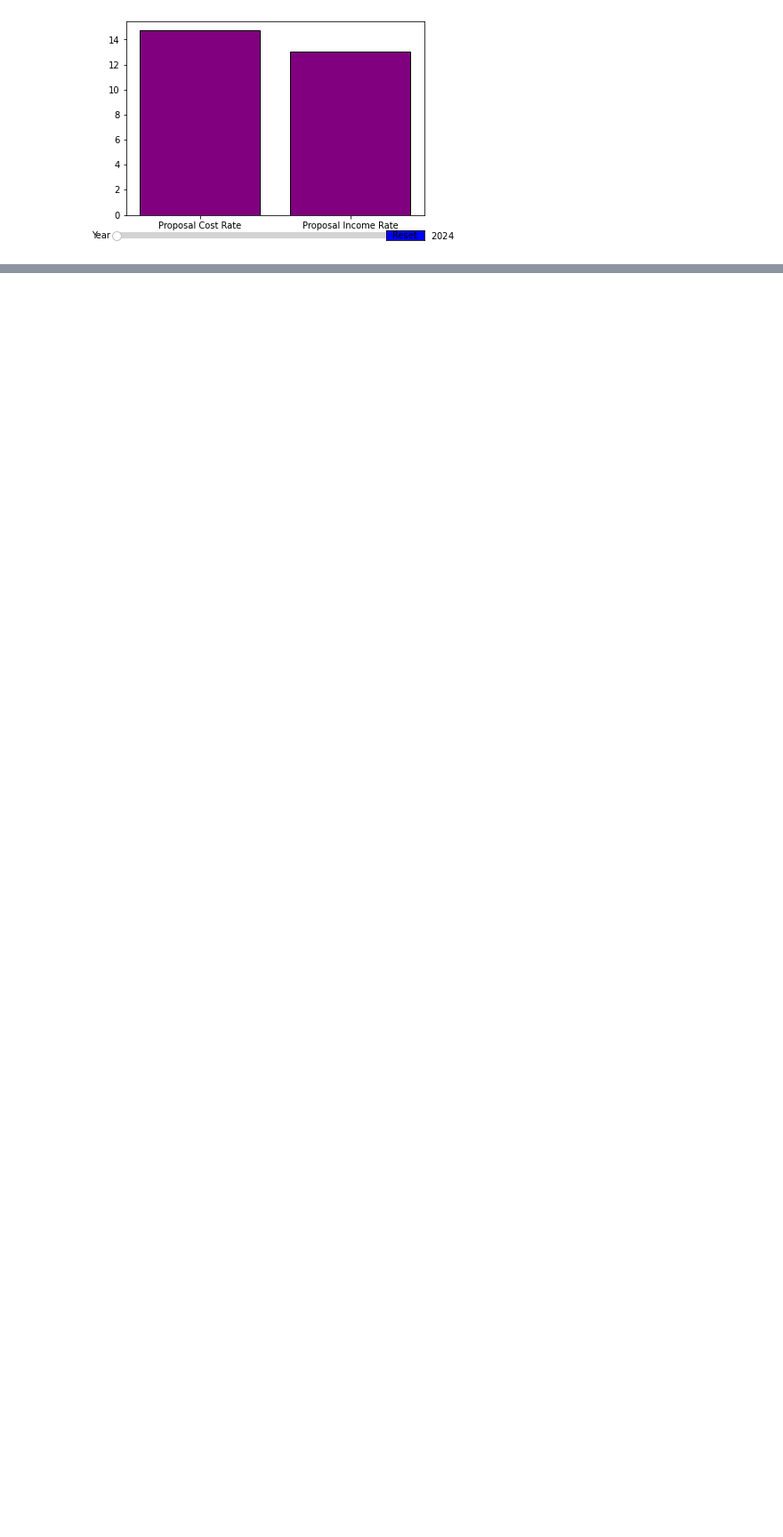
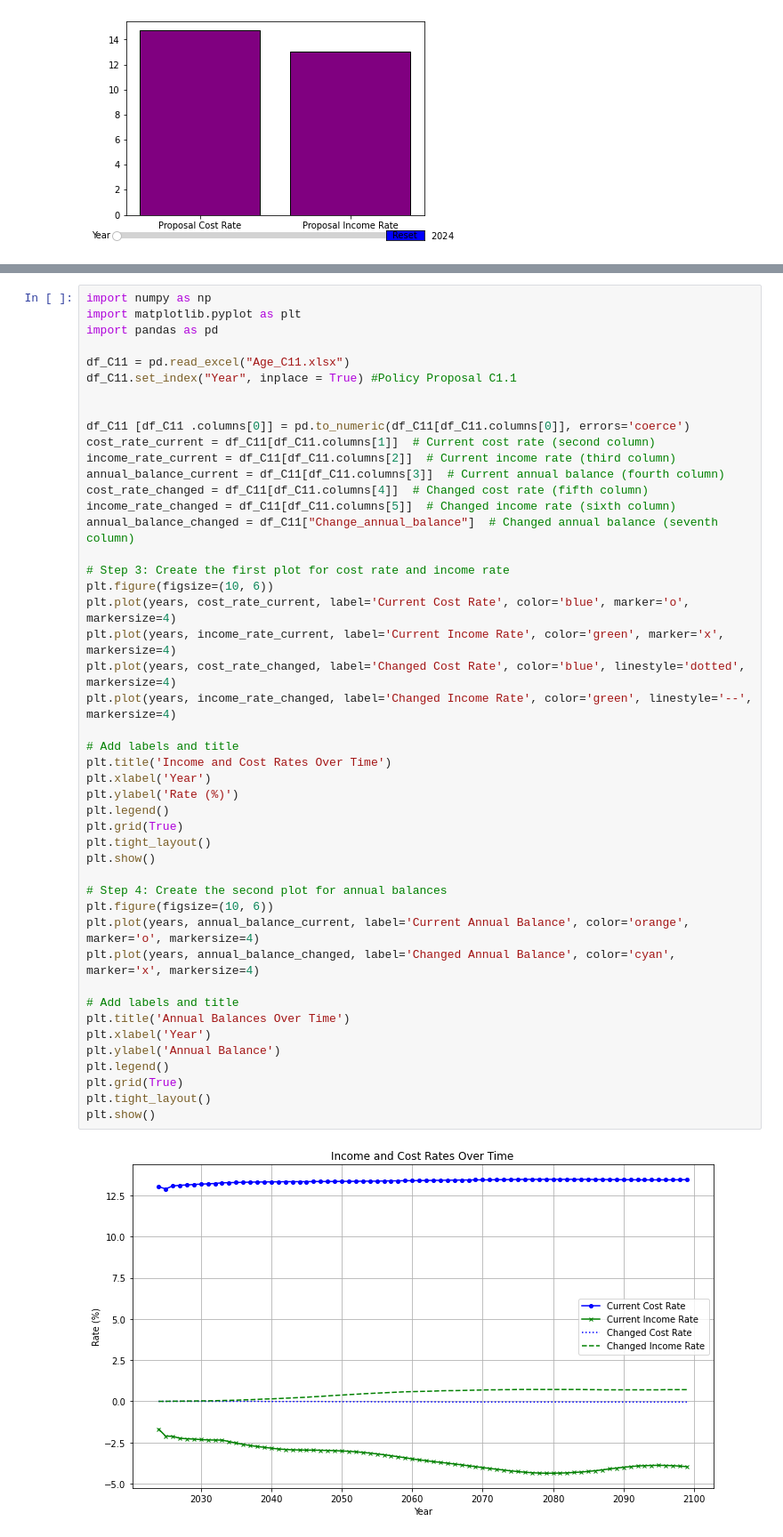
Before and after one commit to cornelldatajournal/Social_Security, a Jupyter notebook: workspace/Stella/stellasliders.ipynb, the cells around one changed output, grey strips where cells are left out. Shown: that part at 89% size. Saved outputs shown, nothing was run; the diff lists cells and outputs as text; blank space fills up the shorter version.

Commit message:
Add graphs-Stella

```diff
--- a/workspace/Stella/stellasliders.ipynb
+++ b/workspace/Stella/stellasliders.ipynb
@@ -59,0 +74,48 @@ plt.show()
+# %%
+import numpy as np
+import matplotlib.pyplot as plt
+import pandas as pd
+
+df_C11 = pd.read_excel("Age_C11.xlsx")
+df_C11.set_index("Year", inplace = True) #Policy Proposal C1.1
+
+
+df_C11 [df_C11 .columns[0]] = pd.to_numeric(df_C11[df_C11.columns[0]], errors='coerce')
+cost_rate_current = df_C11[df_C11.columns[1]]  # Current cost rate (second column)
+income_rate_current = df_C11[df_C11.columns[2]]  # Current income rate (third column)
+annual_balance_current = df_C11[df_C11.columns[3]]  # Current annual balance (fourth column)
+cost_rate_changed = df_C11[df_C11.columns[4]]  # Changed cost rate (fifth column)
+income_rate_changed = df_C11[df_C11.columns[5]]  # Changed income rate (sixth column)
+annual_balance_changed = df_C11["Change_annual_balance"]  # Changed annual balance (seventh column)
+
+# Step 3: Create the first plot for cost rate and income rate
+plt.figure(figsize=(10, 6))
+plt.plot(years, cost_rate_current, label='Current Cost Rate', color='blue', marker='o', markersize=4)
+plt.plot(years, income_rate_current, label='Current Income Rate', color='green', marker='x', markersize=4)
+plt.plot(years, cost_rate_changed, label='Changed Cost Rate', color='blue', linestyle='dotted', markersize=4)
+plt.plot(years, income_rate_changed, label='Changed Income Rate', color='green', linestyle='--', markersize=4)
+
+# Add labels and title
+plt.title('Income and Cost Rates Over Time')
+plt.xlabel('Year')
+plt.ylabel('Rate (%)')
+plt.legend()
+plt.grid(True)
+plt.tight_layout()
+plt.show()
+
+# Step 4: Create the second plot for annual balances
+plt.figure(figsize=(10, 6))
+plt.plot(years, annual_balance_current, label='Current Annual Balance', color='orange', marker='o', markersize=4)
+plt.plot(years, annual_balance_changed, label='Changed Annual Balance', color='cyan', marker='x', markersize=4)
+
+# Add labels and title
+plt.title('Annual Balances Over Time')
+plt.xlabel('Year')
+plt.ylabel('Annual Balance')
+plt.legend()
+plt.grid(True)
+plt.tight_layout()
+plt.show()
+# %% [output]
+[figure, added]
```
Also changed, not shown: parts of 2 cells of this notebook, 1 other file.
